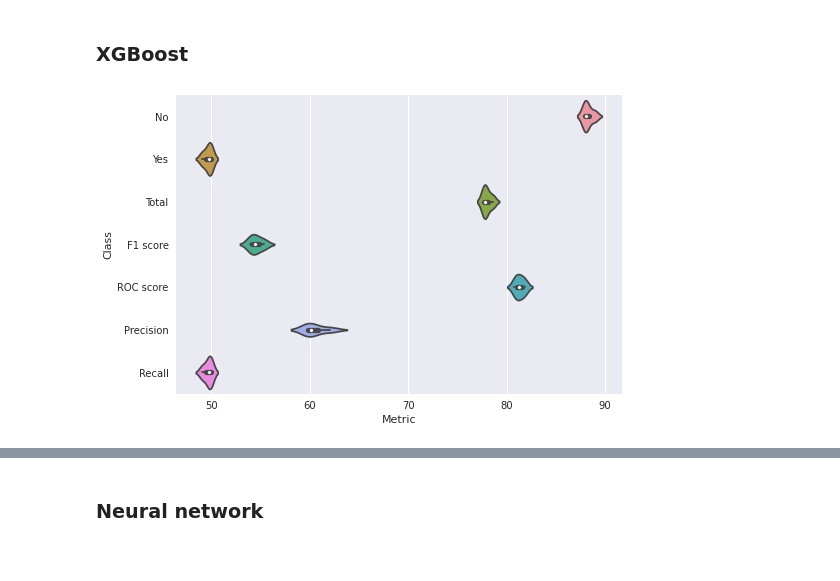
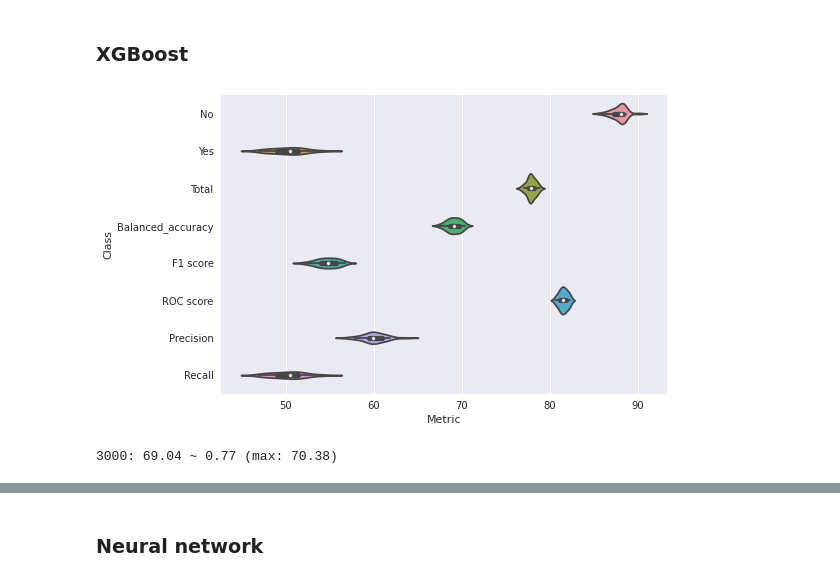
Before and after one commit to wwydmanski/hypernet-cnn, a Jupyter notebook: Benchmarks/Blastchar benchmark.ipynb, the cells around one changed output, grey strips where cells are left out. Saved outputs shown, nothing was run; the diff lists cells and outputs as text; code cells hidden in the pictures.

```diff
--- a/Benchmarks/Blastchar benchmark.ipynb
+++ b/Benchmarks/Blastchar benchmark.ipynb
@@ -39,7 +39,7 @@ DEVICE = 'cuda:1'
 # %% [markdown]
 ## Load data
 # %%
-data = pd.read_csv("../data/Blastchar/churn.csv")
+data = pd.read_csv("./data/WA_Fn-UseC_-Telco-Customer-Churn.csv")# data = pd.read_csv("../data/Blastchar/churn.csv")
 # %%
 processed_data = data.copy()
 del processed_data["customerID"]
@@ -108,6 +108,12 @@ def _summarize_results(y_pred, y_score, y_test, labels):
         "Class": "Total",
         "Metric": acc
     })
+
+    results.append({
+        "Class": "Balanced_accuracy",
+        "Metric": balanced_accuracy_score(y_test, torch.from_numpy(y_pred)).item()*100
+    })
+
     try:
         results.append({
             "Class": "F1 score",
@@ -165,15 +171,20 @@ from xgboost import XGBClassifier
 # %%
 def get_xgboost():
     random_seed = np.random.randint(1024)
     return XGBClassifier(
         verbosity=0,
         random_state=random_seed,
         subsample=0.98,
         use_label_encoder=False)
 
 xgb_dframe = test_model(get_xgboost,
                         (X, y),
                         3000,
-                        label_encoder=y_label_enc, iters=4)
+                        label_encoder=y_label_enc, iters=30)
 # %% [output]
-[figure, old version]
+[figure, new version]
+# %%
+res = xgb_dframe[xgb_dframe["Class"]=="Balanced_accuracy"].reset_index(drop=True)["Metric"]
+print(f"{3000}: {res.mean():.2f} ~ {res.std():.2f} (max: {res.max():.2f})")
+# %% [output]
+3000: 69.04 ~ 0.77 (max: 70.38)
```
Also changed, not shown: parts of 5 cells of this notebook, 7 other files.
